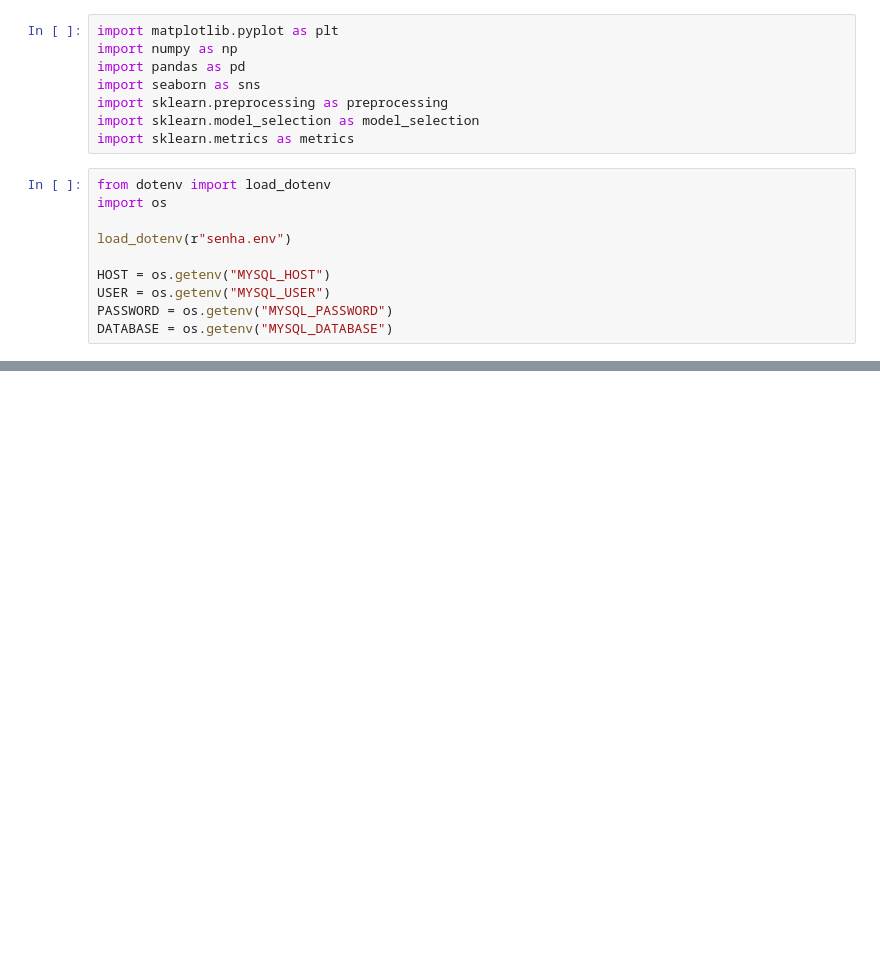
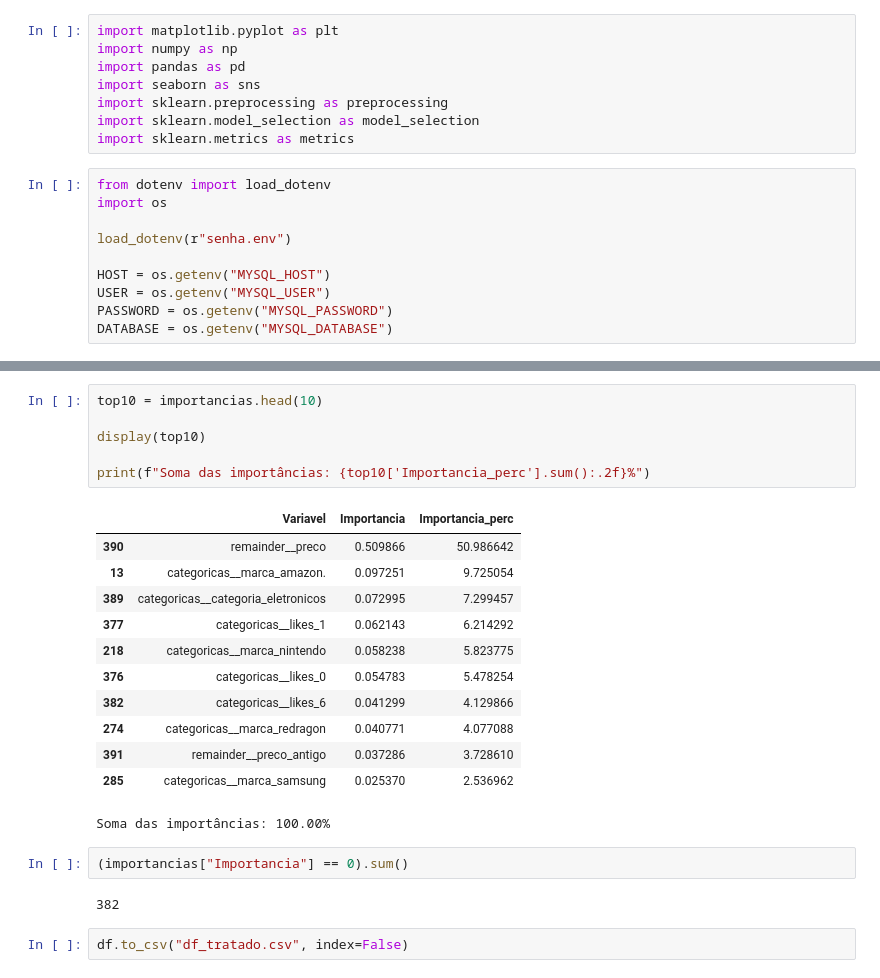
Before and after one commit to JonathanAlvesNogueira/Project-Enjoeei, a Jupyter notebook: ML_analise.ipynb, the cells around one changed output, grey strips where cells are left out. Drawn from its saved outputs; the diff is of its cells as text; blank space fills up the shorter version.

```diff
--- a/ML_analise.ipynb
+++ b/ML_analise.ipynb
@@ -91,0 +341,25 @@ pd.pivot_table(
+# %%
+top10 = importancias.head(10)
+
+display(top10)
+
+print(f"Soma das importâncias: {top10['Importancia_perc'].sum():.2f}%")
+# %% [output]
+|  | Variavel | Importancia | Importancia_perc |
+| 390 | remainder__preco | 0.509866 | 50.986642 |
+| 13 | categoricas__marca_amazon. | 0.097251 | 9.725054 |
+| 389 | categoricas__categoria_eletronicos | 0.072995 | 7.299457 |
+| 377 | categoricas__likes_1 | 0.062143 | 6.214292 |
+| 218 | categoricas__marca_nintendo | 0.058238 | 5.823775 |
+| 376 | categoricas__likes_0 | 0.054783 | 5.478254 |
+| 382 | categoricas__likes_6 | 0.041299 | 4.129866 |
+| 274 | categoricas__marca_redragon | 0.040771 | 4.077088 |
+| 391 | remainder__preco_antigo | 0.037286 | 3.728610 |
+| 285 | categoricas__marca_samsung | 0.025370 | 2.536962 |
+Soma das importâncias: 100.00%
+# %%
+(importancias["Importancia"] == 0).sum()
+# %% [output]
+382
+# %%
+df.to_csv("df_tratado.csv", index=False)
```
Also changed, not shown: parts of 10 cells of this notebook, 2 other files.
